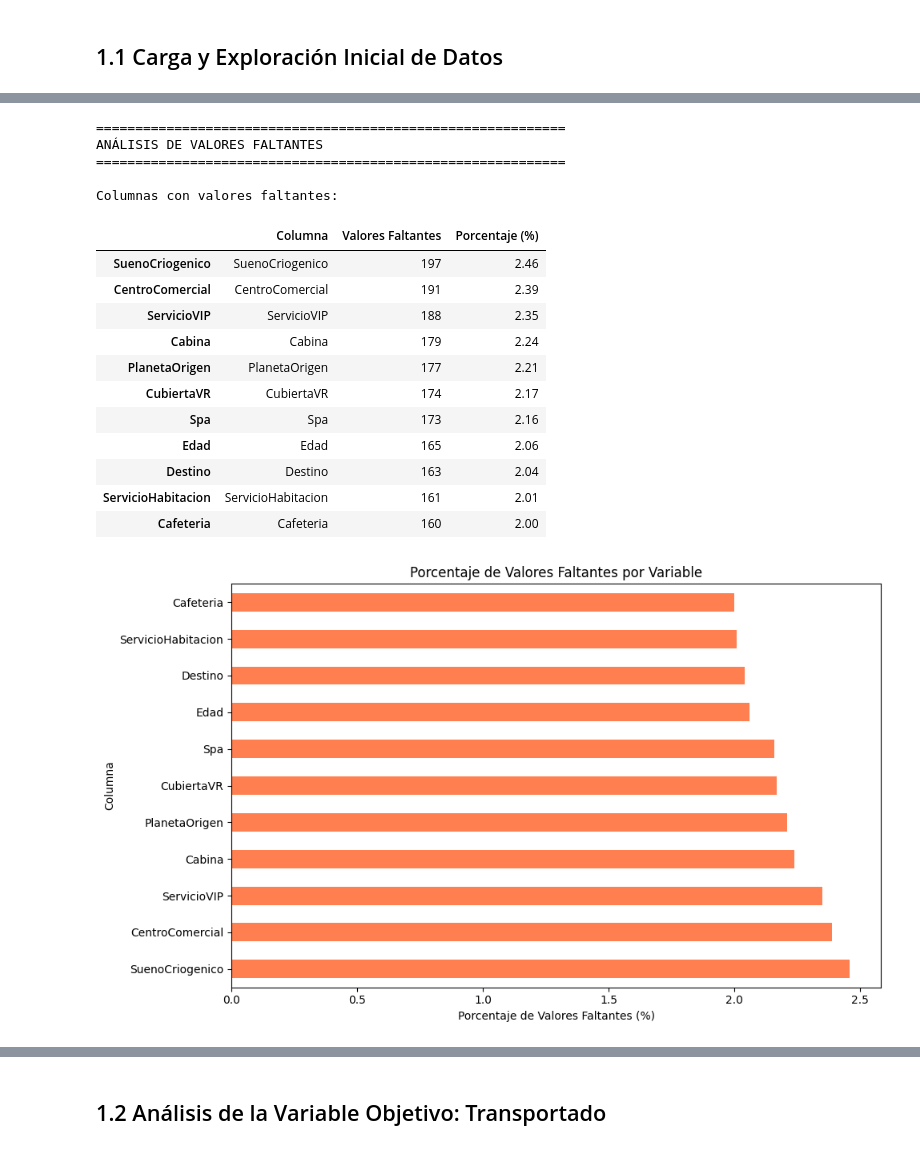
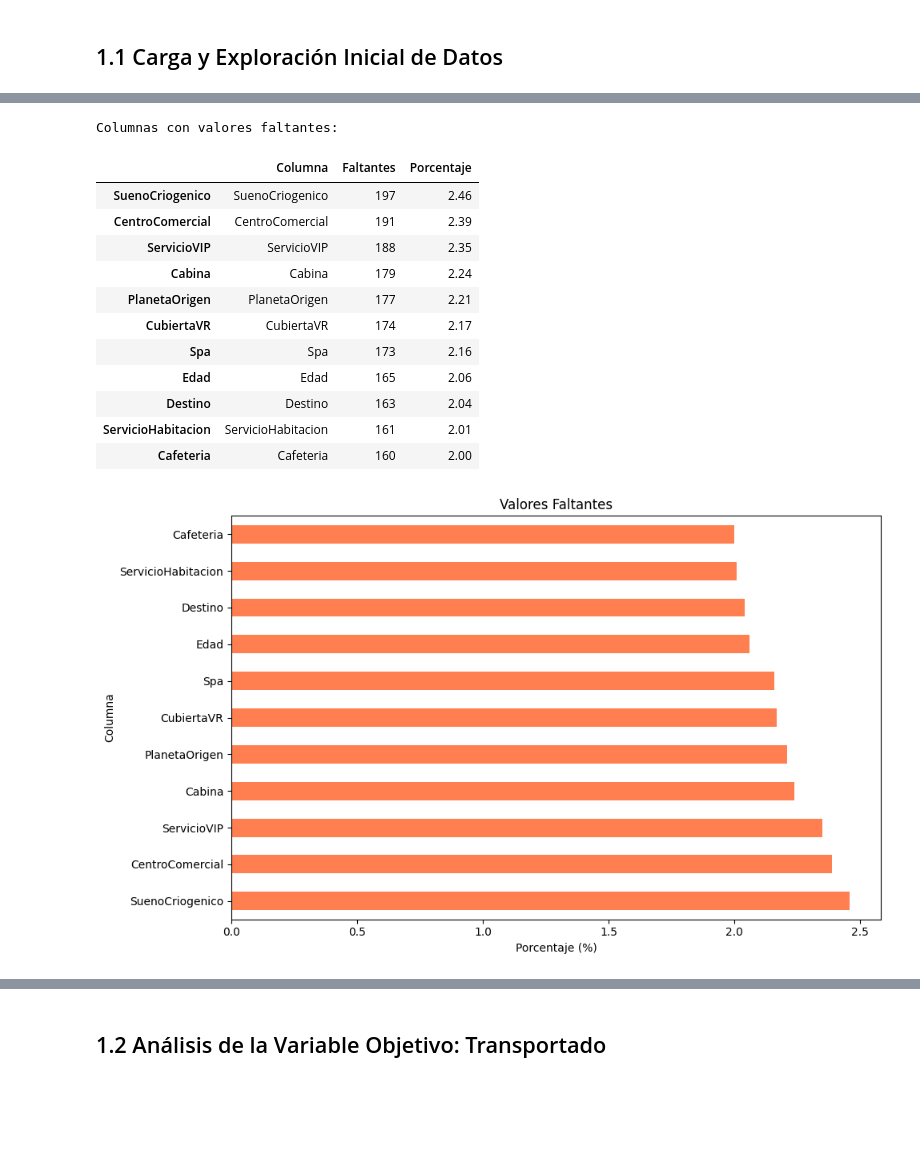
Before and after one commit to SantiagoTorresHernandez/modelo_de_clasificacion, a Jupyter notebook: odisea_cosmica.ipynb, the cells around one changed output, grey strips where cells are left out. Cells and saved outputs as stored; diff of their text form; code cells hidden in the pictures; blank space fills up the shorter version.

```diff
--- a/odisea_cosmica.ipynb
+++ b/odisea_cosmica.ipynb
@@ -110,49 +46,38 @@ Transportado             bool
 Iniciales              object
 dtype: object
 # %%
-# Análisis de valores faltantes
-print("=" * 60)
-print("ANÁLISIS DE VALORES FALTANTES")
-print("=" * 60)
-
+# Valores faltantes
 missing_data = pd.DataFrame({
     'Columna': df.columns,
-    'Valores Faltantes': df.isnull().sum(),
-    'Porcentaje (%)': (df.isnull().sum() / len(df) * 100).round(2)
+    'Faltantes': df.isnull().sum(),
+    'Porcentaje': (df.isnull().sum() / len(df) * 100).round(2)
 })
-missing_data = missing_data[missing_data['Valores Faltantes'] > 0].sort_values('Valores Faltantes', ascending=False)
+missing_data = missing_data[missing_data['Faltantes'] > 0].sort_values('Faltantes', ascending=False)
 
 if len(missing_data) > 0:
-    print(f"\nColumnas con valores faltantes:\n")
+    print("Columnas con valores faltantes:")
     display(missing_data)
 
-    # Visualización de valores faltantes
     plt.figure(figsize=(10, 6))
-    missing_data.set_index('Columna')['Porcentaje (%)'].plot(kind='barh', color='coral')
-    plt.xlabel('Porcentaje de Valores Faltantes (%)')
-    plt.title('Porcentaje de Valores Faltantes por Variable')
+    missing_data.set_index('Columna')['Porcentaje'].plot(kind='barh', color='coral')
+    plt.xlabel('Porcentaje (%)')
+    plt.title('Valores Faltantes')
     plt.tight_layout()
     plt.show()
-else:
-    print("\nNo hay valores faltantes en el dataset")
 # %% [output]
-============================================================
-ANÁLISIS DE VALORES FALTANTES
-============================================================
-
 Columnas con valores faltantes:
-|  | Columna | Valores Faltantes | Porcentaje (%) |
+|  | Columna | Faltantes | Porcentaje |
 | SuenoCriogenico | SuenoCriogenico | 197 | 2.46 |
 | CentroComercial | CentroComercial | 191 | 2.39 |
 | ServicioVIP | ServicioVIP | 188 | 2.35 |
 | Cabina | Cabina | 179 | 2.24 |
 | PlanetaOrigen | PlanetaOrigen | 177 | 2.21 |
 | CubiertaVR | CubiertaVR | 174 | 2.17 |
 | Spa | Spa | 173 | 2.16 |
 | Edad | Edad | 165 | 2.06 |
 | Destino | Destino | 163 | 2.04 |
 | ServicioHabitacion | ServicioHabitacion | 161 | 2.01 |
 | Cafeteria | Cafeteria | 160 | 2.00 |
-[figure, old version]
+[figure, new version]
 # %%
 # Estadísticas descriptivas
```
Also changed, not shown: parts of 50 cells of this notebook, 2 other files.
